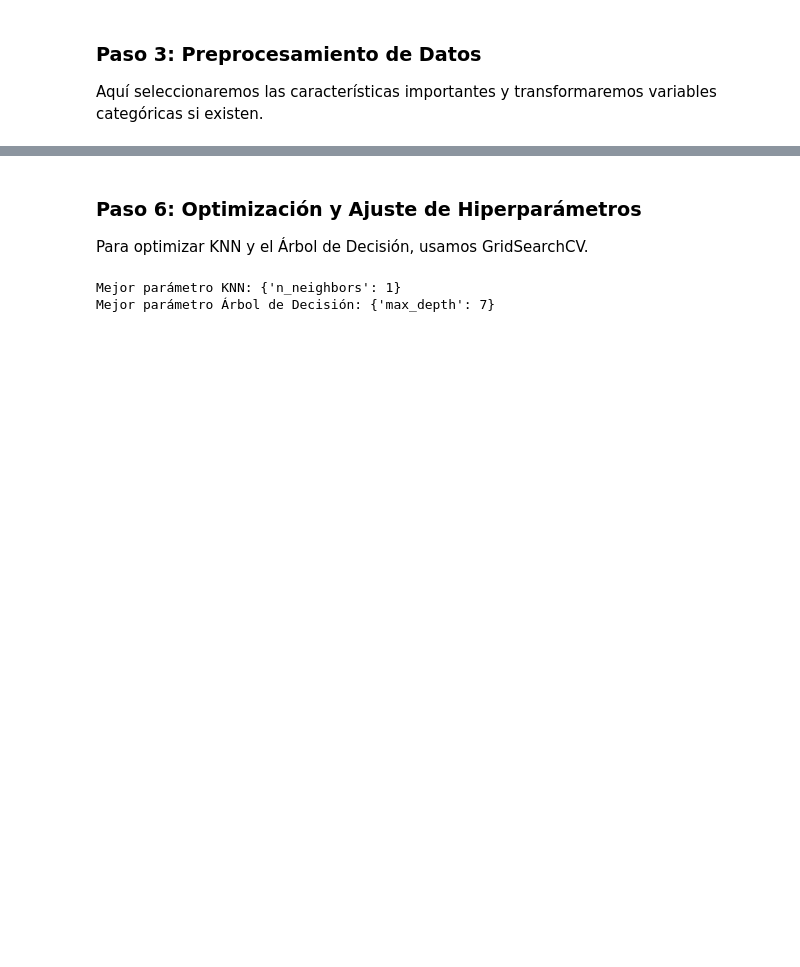
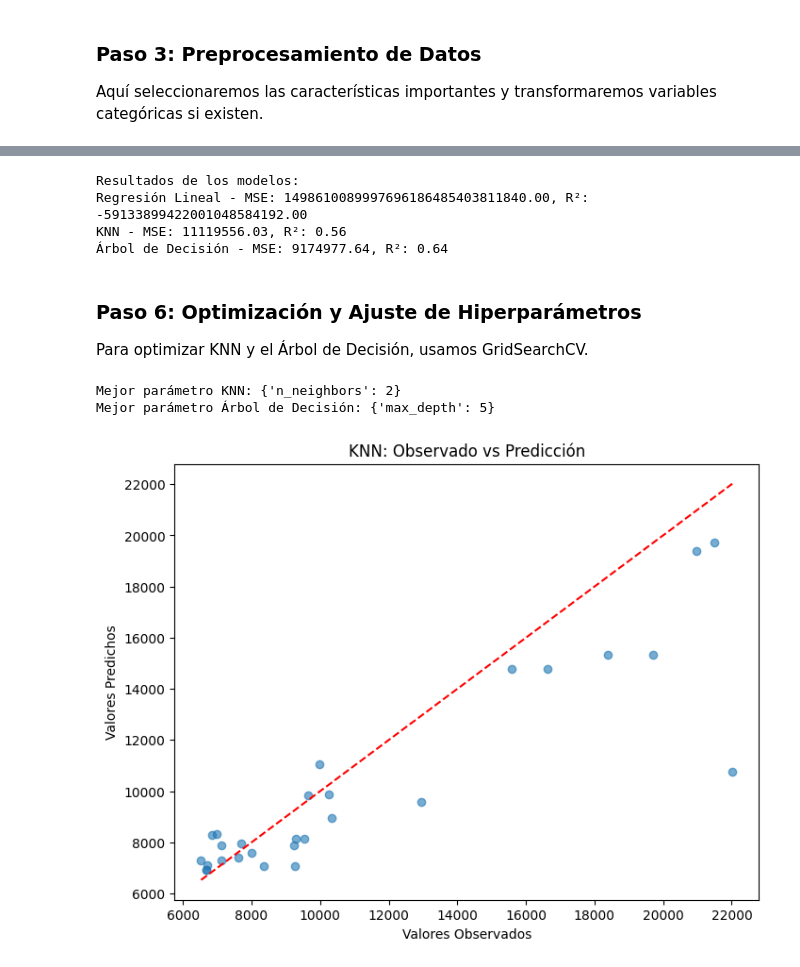
Before and after one commit to Bagnoli95/MachineLearning, a Jupyter notebook: machine-learning/notebook/Arbol_Core_2_automobile-dataset.ipynb, the cells around one changed output, grey strips where cells are left out. Saved outputs shown, nothing was run; the diff lists cells and outputs as text; code cells hidden in the pictures; blank space fills up the shorter version.

```diff
--- a/machine-learning/notebook/Arbol_Core_2_automobile-dataset.ipynb
+++ b/machine-learning/notebook/Arbol_Core_2_automobile-dataset.ipynb
@@ -187,0 +138,10 @@ KNN - MSE: 71961210.88585365, R²: 0.41182583673687745
+# %%
+# Mejora: Imputar valores nulos en lugar de eliminarlos
+df.fillna(df.median(numeric_only=True), inplace=True)
+
+# Eliminar columnas redundantes después de generar dummies
+df = pd.get_dummies(df, drop_first=True)
+
+# Detección y tratamiento de valores atípicos
+from scipy.stats import zscore
+df = df[(np.abs(zscore(df.select_dtypes(include=np.number))) < 3).all(axis=1)]
@@ -188,18 +150,76 @@ KNN - MSE: 71961210.88585365, R²: 0.41182583673687745
+# %%
+# Separación en características (X) y variable objetivo (y)
+X = df.drop('price', axis=1)  # Asegúrate de usar el nombre correcto
+y = df['price']
+
+# División de datos
+X_train, X_test, y_train, y_test = train_test_split(X, y, test_size=0.2, random_state=42)
+
+# Escalado de características (solo para modelos basados en distancias)
+scaler = StandardScaler()
+X_train_scaled = scaler.fit_transform(X_train)
+X_test_scaled = scaler.transform(X_test)
+
+# Modelos
+models = {
+    "Regresión Lineal": LinearRegression(),
+    "KNN": KNeighborsRegressor(),
+    "Árbol de Decisión": DecisionTreeRegressor(random_state=42),
+}
+
+# Entrenamiento, predicción y evaluación
+results = {}
+for name, model in models.items():
+    # Usar datos escalados solo si es KNN o Regresión Lineal
+    if name in ["Regresión Lineal", "KNN"]:
+        model.fit(X_train_scaled, y_train)
+        y_pred = model.predict(X_test_scaled)
+    else:
+        model.fit(X_train, y_train)
+        y_pred = model.predict(X_test)
+
+    # Métricas
+    mse = mean_squared_error(y_test, y_pred)
+    r2 = r2_score(y_test, y_pred)
+    results[name] = {"MSE": mse, "R²": r2}
+
+# Mostrar resultados
+print("\nResultados de los modelos:")
+for name, metrics in results.items():
+    print(f"{name} - MSE: {metrics['MSE']:.2f}, R²: {metrics['R²']:.2f}")
+# %% [output]
+Resultados de los modelos:
+Regresión Lineal - MSE: 1498610089997696186485403811840.00, R²: -59133899422001048584192.00
+KNN - MSE: 11119556.03, R²: 0.56
+Árbol de Decisión - MSE: 9174977.64, R²: 0.64
 # %% [markdown]
 ### Paso 6: Optimización y Ajuste de Hiperparámetros
 Para optimizar KNN y el Árbol de Decisión, usamos GridSearchCV.
 # %%
-# GridSearchCV para KNN
+# GridSearchCV para optimizar KNN
 knn_params = {'n_neighbors': range(1, 20)}
-grid_knn = GridSearchCV(KNeighborsRegressor(), knn_params, cv=5)
-grid_knn.fit(X_train, y_train)
+grid_knn = GridSearchCV(KNeighborsRegressor(), knn_params, cv=5, scoring='neg_mean_squared_error')
+grid_knn.fit(X_train_scaled, y_train)
 print(f"Mejor parámetro KNN: {grid_knn.best_params_}")
 
 # GridSearchCV para Árbol de Decisión
 tree_params = {'max_depth': range(1, 20)}
-grid_tree = GridSearchCV(DecisionTreeRegressor(), tree_params, cv=5)
+grid_tree = GridSearchCV(DecisionTreeRegressor(random_state=42), tree_params, cv=5, scoring='neg_mean_squared_error')
 grid_tree.fit(X_train, y_train)
 print(f"Mejor parámetro Árbol de Decisión: {grid_tree.best_params_}")
+
+# Visualización: Comparación de predicciones vs reales (KNN como ejemplo)
+best_knn = grid_knn.best_estimator_
+y_pred_knn_best = best_knn.predict(X_test_scaled)
+
+plt.figure(figsize=(8, 6))
+plt.scatter(y_test, y_pred_knn_best, alpha=0.6)
+plt.plot([y_test.min(), y_test.max()], [y_test.min(), y_test.max()], 'r--')
+plt.xlabel("Valores Observados")
+plt.ylabel("Valores Predichos")
+plt.title("KNN: Observado vs Predicción")
+plt.show()
 # %% [output]
-Mejor parámetro KNN: {'n_neighbors': 1}
-Mejor parámetro Árbol de Decisión: {'max_depth': 7}
+Mejor parámetro KNN: {'n_neighbors': 2}
+Mejor parámetro Árbol de Decisión: {'max_depth': 5}
+[figure, added]
```
Also changed, not shown: parts of 13 cells of this notebook.
